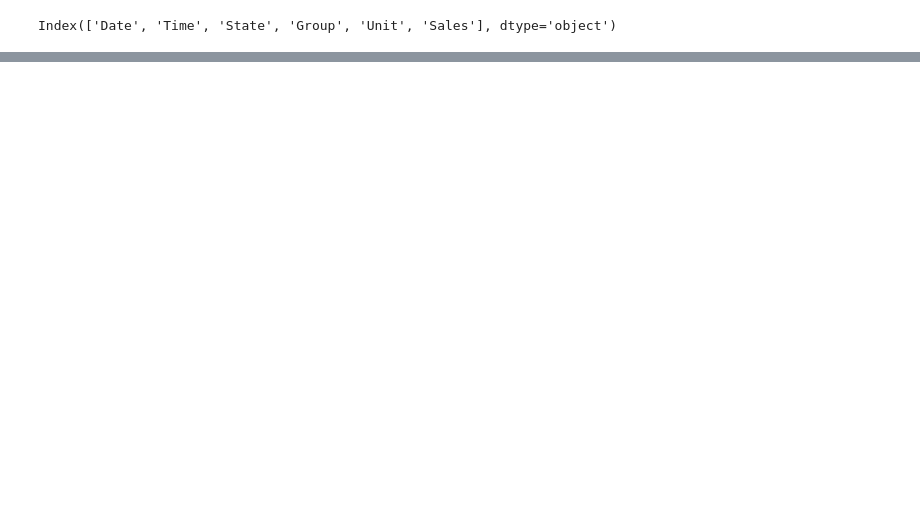
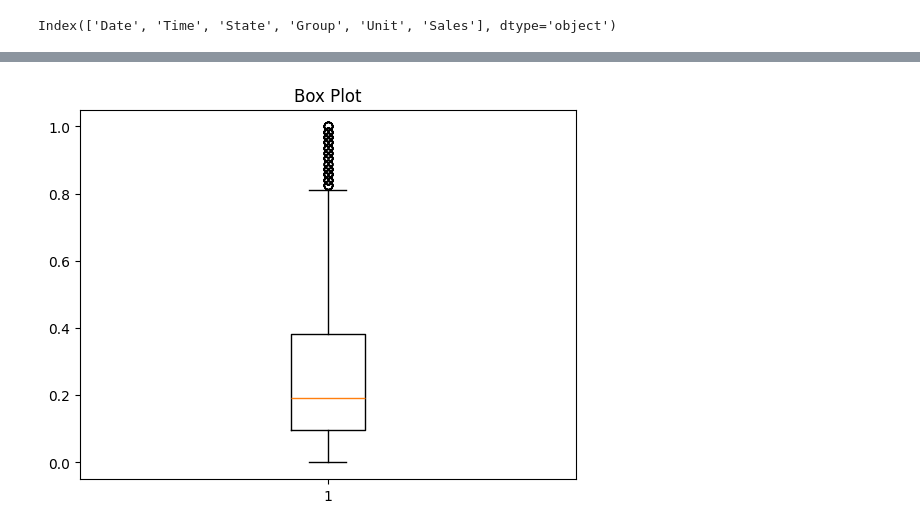
Before and after one commit to nnajiabraham/ML, a Jupyter notebook: modules/Applied Data Science with Python(numpy, panda, stats)/projects/final project/sales analysis/solution.ipynb, the cells around one changed output, grey strips where cells are left out. Drawn from its saved outputs; the diff is of its cells as text; code cells hidden in the pictures; blank space fills up the shorter version.

```diff
--- a/modules/Applied Data Science with Python(numpy, panda, stats)/projects/final project/sales analysis/solution.ipynb
+++ b/modules/Applied Data Science with Python(numpy, panda, stats)/projects/final project/sales analysis/solution.ipynb
@@ -68,3 +82,15 @@ df.describe()
 df.columns
 # %% [output]
 Index(['Date', 'Time', 'State', 'Group', 'Unit', 'Sales'], dtype='object')
+# %%
+from sklearn.preprocessing import MinMaxScaler
+
+# Selecting the numerical columns for normalization
+numerical_cols = ['Unit', 'Sales']
+
+# Applying MinMaxScaler for normalization
+scaler = MinMaxScaler()
+df_normalized = df.copy()
+df_normalized[numerical_cols] = scaler.fit_transform(df[numerical_cols])
+
+print(df_normalized)
@@ -70,0 +143,7 @@ Index(['Date', 'Time', 'State', 'Group', 'Unit', 'Sales'], dtype='object')
+# %%
+#BoX plot for SAlES
+plt.boxplot(df_normalized['Sales'])
+plt.title("Box Plot")
+plt.show()
+# %% [output]
+[figure, added]
```
Also changed, not shown: parts of 13 cells of this notebook, 1 other file.
